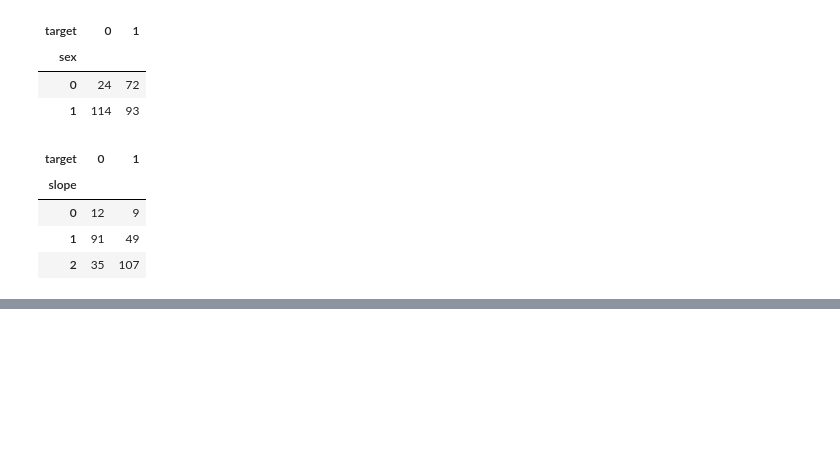
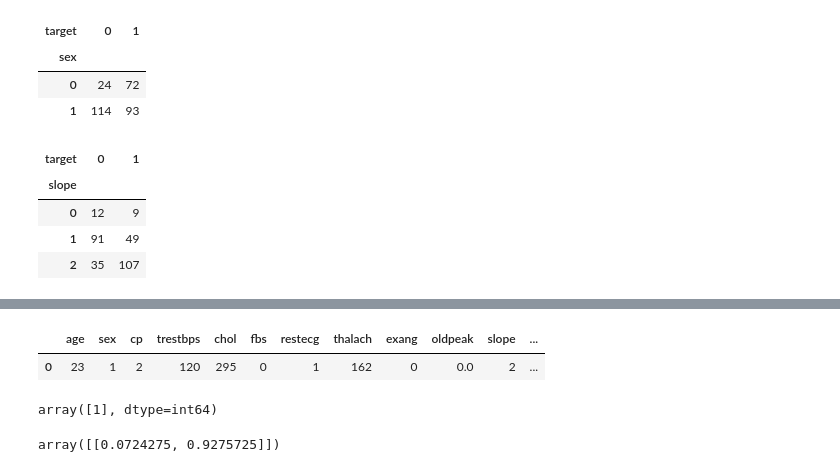
Before and after one commit to rkstu/Heart-disease-prediction-using-Machine-Learning, a Jupyter notebook: MY_end-to-end-heart-disease-classification.ipynb, the cells around one changed output, grey strips where cells are left out. Drawn from its saved outputs; the diff is of its cells as text; code cells hidden in the pictures; blank space fills up the shorter version.

```diff
--- a/MY_end-to-end-heart-disease-classification.ipynb
+++ b/MY_end-to-end-heart-disease-classification.ipynb
@@ -944,0 +1002,15 @@ pd.crosstab(df["slope"], df["target"])
+# %%
+# data = X_train.head(1)
+data = pd.DataFrame([temp], columns=X_train.columns)
+data
+# %% [output]
+|  | age | sex | cp | trestbps | chol | fbs | restecg | thalach | exang | oldpeak | slope | ... |
+| 0 | 23 | 1 | 2 | 120 | 295 | 0 | 1 | 162 | 0 | 0.0 | 2 | ... |
+# %%
+clf.predict(data)
+# %% [output]
+array([1], dtype=int64)
+# %%
+clf.predict_proba(data)
+# %% [output]
+array([[0.0724275, 0.9275725]])
```
Also changed, not shown: parts of 14 cells of this notebook.
